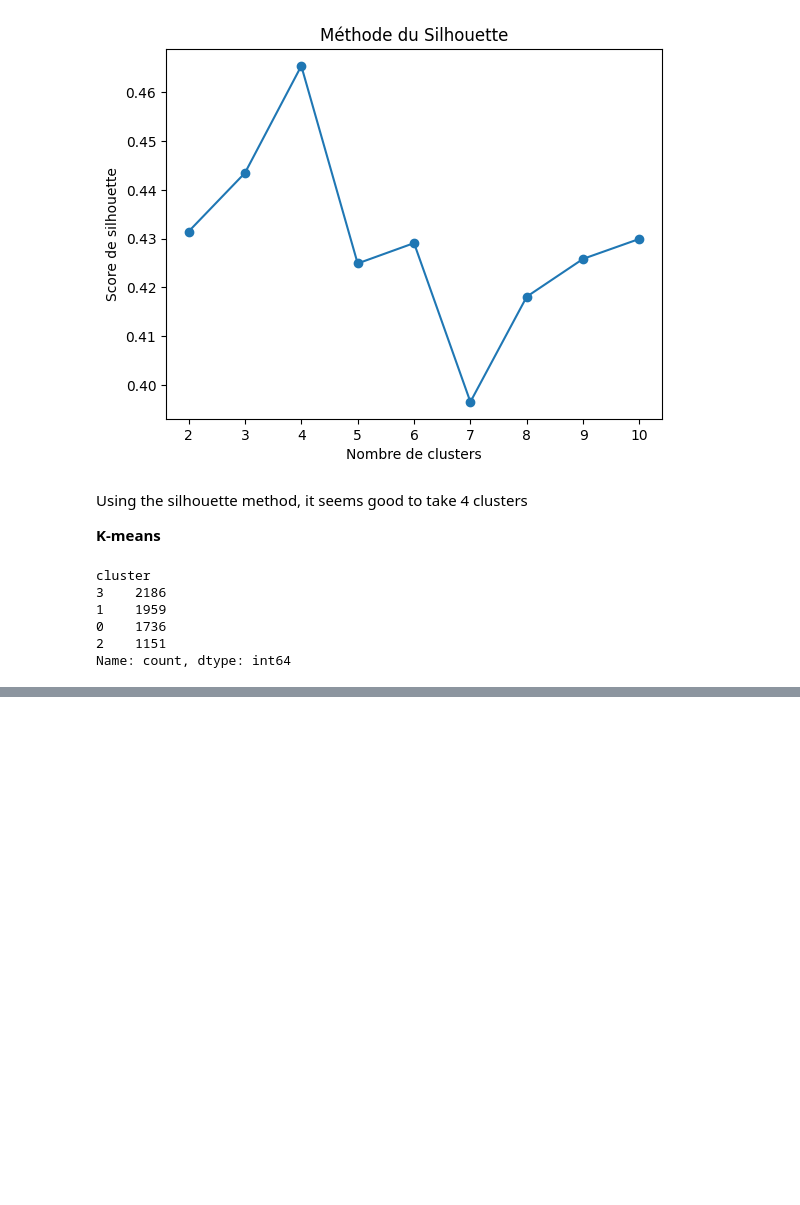
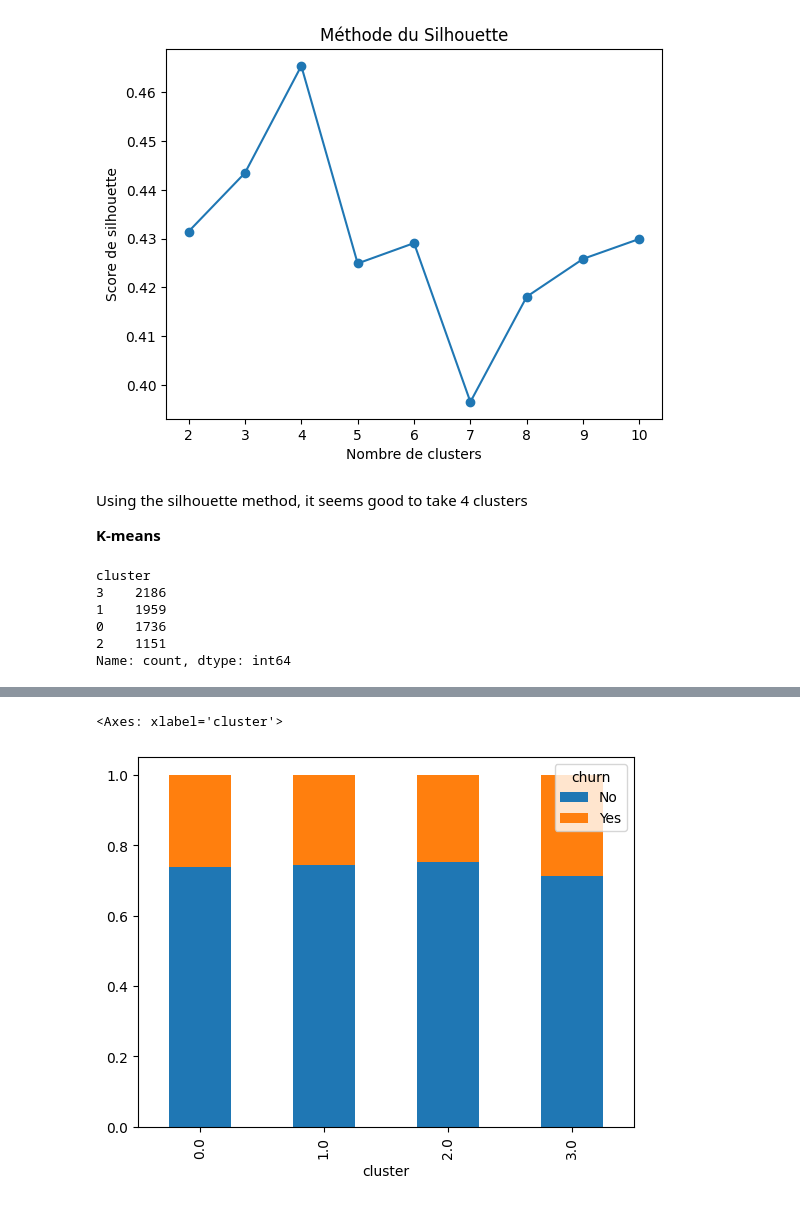
Before and after one commit to n-pizzetta/churn_prediction, a Jupyter notebook: notebooks/sigurd.ipynb, the cells around one changed output, grey strips where cells are left out. Saved outputs shown, nothing was run; the diff lists cells and outputs as text; code cells hidden in the pictures; blank space fills up the shorter version.

```diff
--- a/notebooks/sigurd.ipynb
+++ b/notebooks/sigurd.ipynb
@@ -441,0 +451,6 @@ for cluster in clusters:
+# %%
+X_clustered = pd.concat([X, y], axis=1)
+X_clustered.groupby('cluster')['churn'].value_counts(normalize=True).unstack().plot(kind='bar', stacked='True')
+# %% [output]
+<Axes: xlabel='cluster'>
+[figure, added]
```
Also changed, not shown: parts of 10 cells of this notebook.
